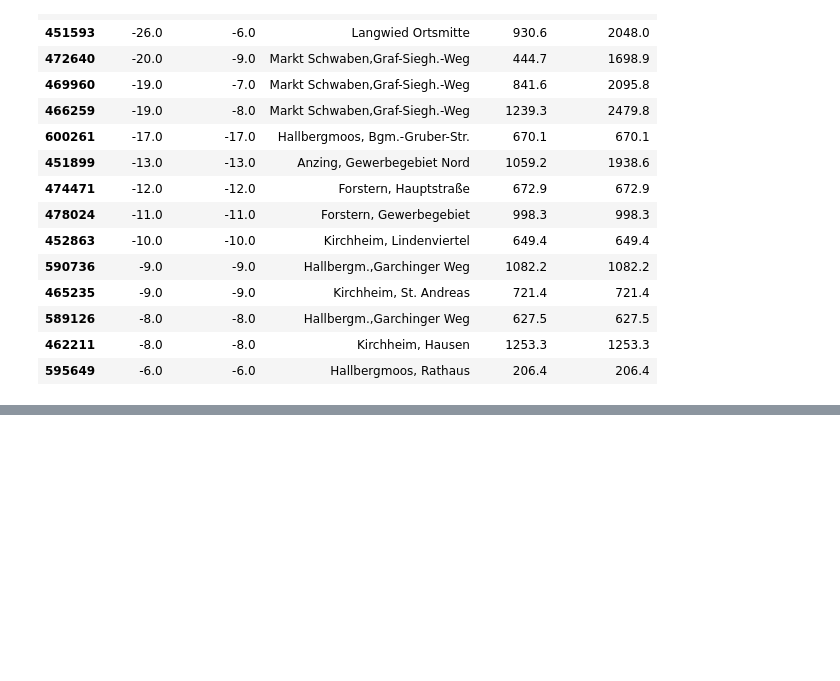
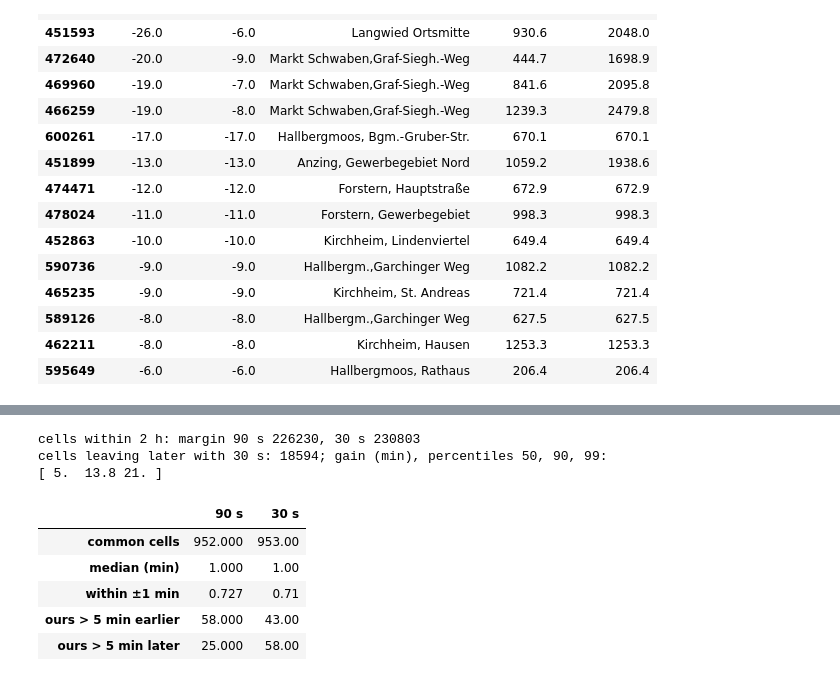
Before and after one commit to francescocodeca/munich-transit-reverse-isochrone, a Jupyter notebook: notebooks/02_explore_osm.ipynb, the cells around one changed output, grey strips where cells are left out. Drawn from its saved outputs; the diff is of its cells as text; code cells hidden in the pictures; blank space fills up the shorter version.

```diff
--- a/notebooks/02_explore_osm.ipynb
+++ b/notebooks/02_explore_osm.ipynb
@@ -500,0 +496,35 @@ cell 545525: ours 86.2 min, r5py 111 min, leave 07:33:51, walk 908 m to the firs
+# %%
+network_30 = build_network(connections, build_transfers(FEED_PATH, margin_s=30))
+departures_30 = latest_departures(network_30, targets)
+latest_30 = latest_departures_from_points(access, departures_30, direct_walk_s, arrival)
+
+gain_min = (latest_30 - latest_osm) / 60
+later = gain_min > 0
+print(f"cells within 2 h: margin 90 s {np.isfinite(latest_osm).sum()}, "
+      f"30 s {np.isfinite(latest_30).sum()}")
+print(f"cells leaving later with 30 s: {later.sum()}; gain (min), percentiles 50, 90, 99:")
+print(np.percentile(gain_min[later], [50, 90, 99]).round(1))
+
+summary = {}
+for name, latest in [("90 s", latest_osm), ("30 s", latest_30)]:
+    ours = latest[sample]
+    common = np.isfinite(ours) & np.isfinite(latest_r5) & ~anomaly
+    gap = (np.floor(ours[common] / 60) * 60 - latest_r5[common]) / 60
+    summary[name] = {
+        "common cells": common.sum(),
+        "median (min)": np.median(gap),
+        "within ±1 min": (np.abs(gap) <= 1).mean().round(3),
+        "ours > 5 min earlier": (gap < -5).sum(),
+        "ours > 5 min later": (gap > 5).sum(),
+    }
+display(pd.DataFrame(summary))
+# %% [output]
+cells within 2 h: margin 90 s 226230, 30 s 230803
+cells leaving later with 30 s: 18594; gain (min), percentiles 50, 90, 99:
+[ 5.  13.8 21. ]
+|  | 90 s | 30 s |
+| common cells | 952.000 | 953.00 |
+| median (min) | 1.000 | 1.00 |
+| within ±1 min | 0.727 | 0.71 |
+| ours > 5 min earlier | 58.000 | 43.00 |
+| ours > 5 min later | 25.000 | 58.00 |
```
Also changed, not shown: parts of 5 cells of this notebook, 1 other file.
